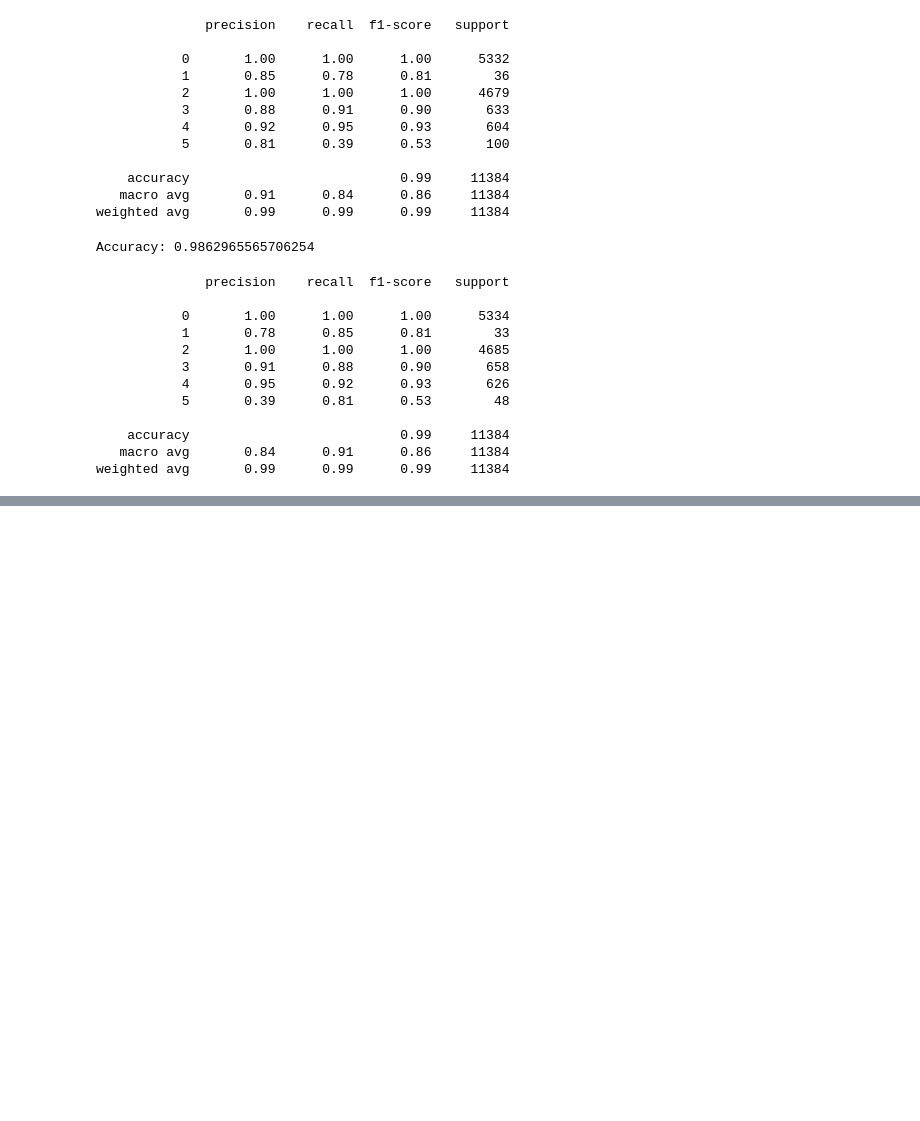
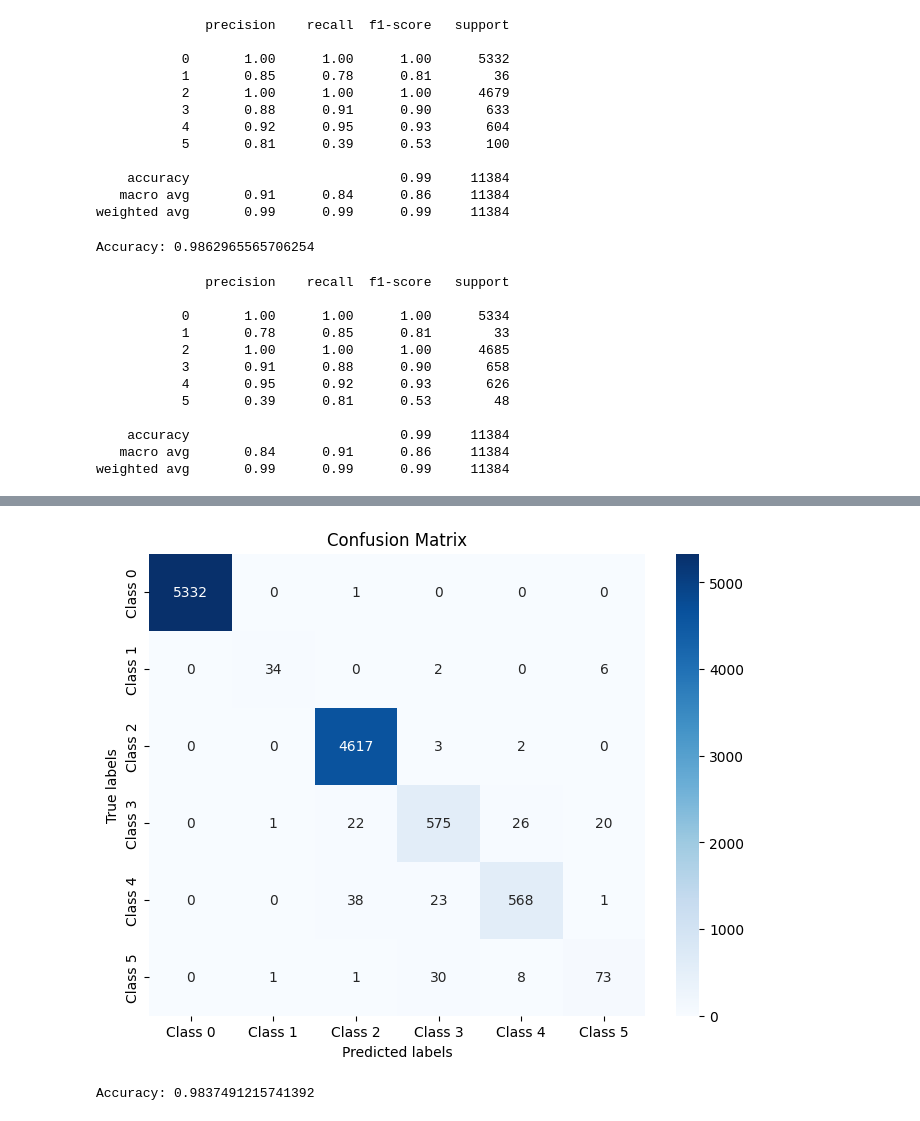
Before and after one commit to Wissemamr/AQI_classification, a Jupyter notebook: src/classification_algortihms/KNN.ipynb, the cells around one changed output, grey strips where cells are left out. Drawn from its saved outputs; the diff is of its cells as text; code cells hidden in the pictures; blank space fills up the shorter version.

Commit message:
added new classification algorithms implementation

```diff
--- a/src/classification_algortihms/KNN.ipynb
+++ b/src/classification_algortihms/KNN.ipynb
@@ -167,0 +253,3 @@ weighted avg       0.99      0.99      0.99     11384
+# %%
+y_pred = knn.predict(X_test_rescaled)
+print(classification_report(y_test, y_pred))
@@ -167,0 +269,17 @@ weighted avg       0.99      0.99      0.99     11384
+# %%
+conf_matrix_ = confusion_matrix(y_pred, y_test)
+plt.figure(figsize=(8, 6))
+labels = ['Class 0', 'Class 1', 'Class 2', 'Class 3', 'Class 4', 'Class 5']
+sns.heatmap(conf_matrix_, annot=True, fmt='d', cmap='Blues', xticklabels=labels, yticklabels=labels)
+plt.xlabel('Predicted labels')
+plt.ylabel('True labels')
+plt.title('Confusion Matrix')
+plt.show()
+# %% [output]
+[figure, added]
+# %%
+
+accuracy_ = accuracy_score(y_test, y_pred)
+print("Accuracy:", accuracy_)
+# %% [output]
+Accuracy: 0.9837491215741392
```
Also changed, not shown: parts of 12 cells of this notebook, 1 other file.
